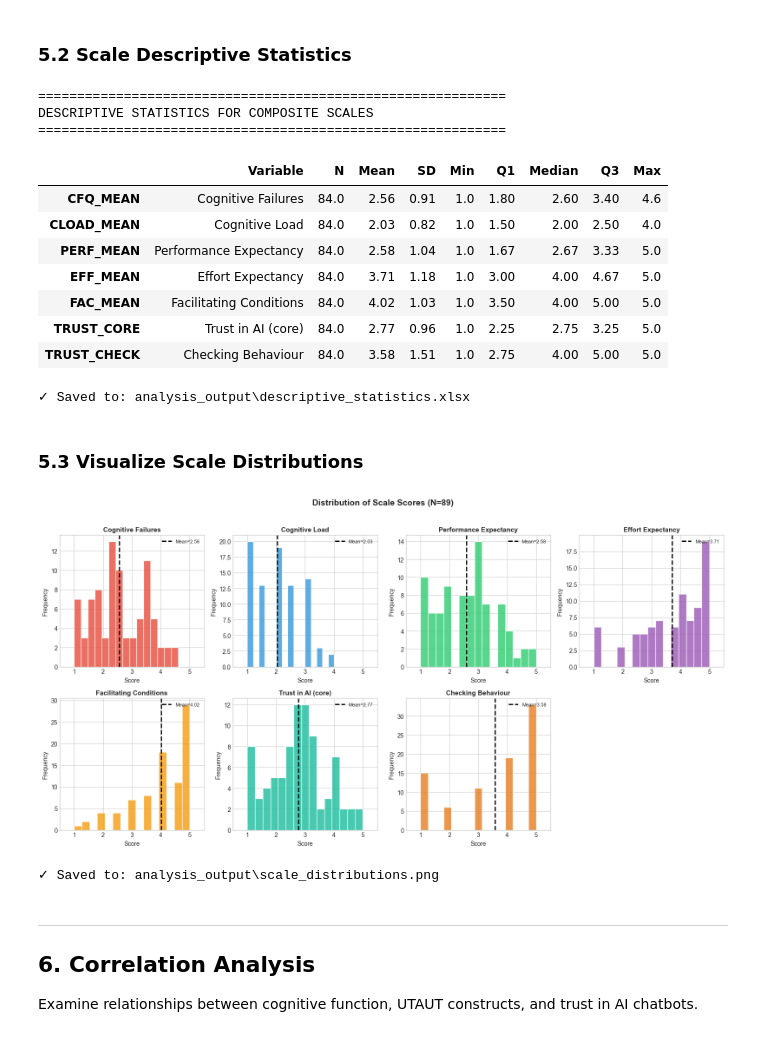
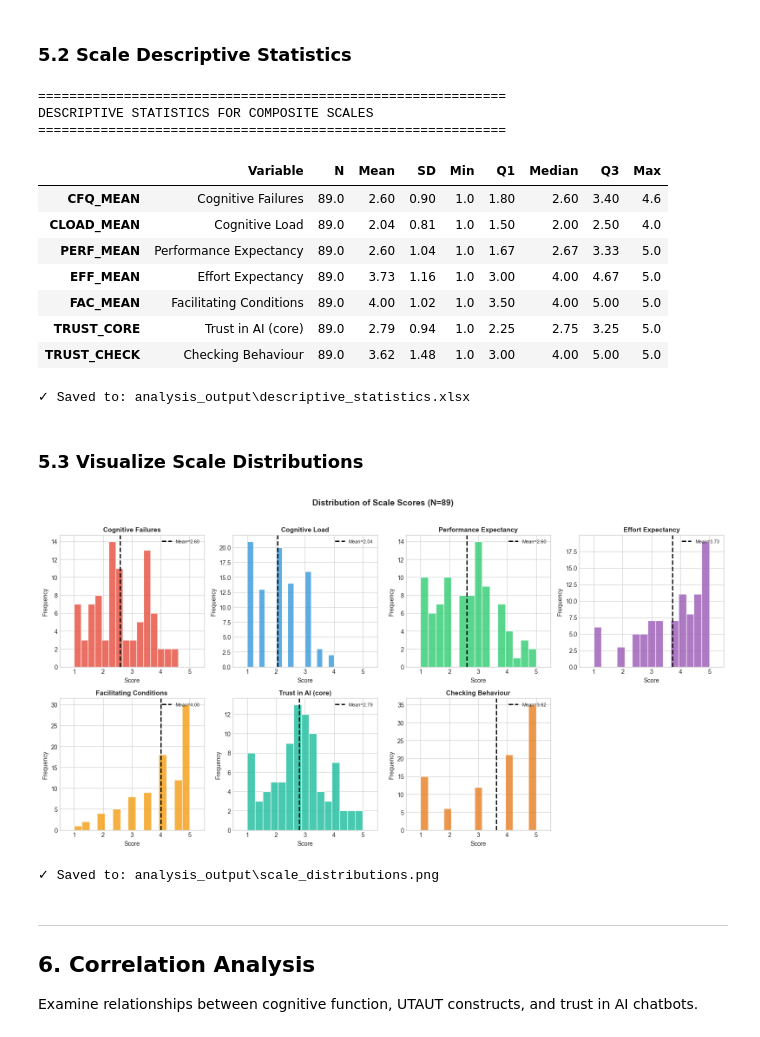
Before and after one commit to thodosss/trust_analysis, a Jupyter notebook: MS_AI_Trust_Analysis.ipynb, the cells around one changed output. Saved outputs shown, nothing was run; the diff lists cells and outputs as text; code cells hidden in the pictures.

```diff
--- a/MS_AI_Trust_Analysis.ipynb
+++ b/MS_AI_Trust_Analysis.ipynb
@@ -112,11 +112,11 @@ column_names = [
 ]
 
 # Load CSV, skipping the multi-line header rows
-csv_path = "Έρευνα(1-89).xlsx - Sheet1.csv"
+csv_path = "../Έρευνα(1-89).xlsx - Sheet1.csv"
 
 df = pd.read_csv(
     csv_path,
-    skiprows=6,  # Skip the header rows (0-5)
+    skiprows=1,  # Skip the header rows (0-5)
     names=column_names,
     encoding='utf-8'
 )
@@ -550,13 +604,13 @@ print(f"\n✓ Saved to: {output_dir / 'descriptive_statistics.xlsx'}")
 DESCRIPTIVE STATISTICS FOR COMPOSITE SCALES
 ============================================================
 |  | Variable | N | Mean | SD | Min | Q1 | Median | Q3 | Max |
-| CFQ_MEAN | Cognitive Failures | 84.0 | 2.56 | 0.91 | 1.0 | 1.80 | 2.60 | 3.40 | 4.6 |
-| CLOAD_MEAN | Cognitive Load | 84.0 | 2.03 | 0.82 | 1.0 | 1.50 | 2.00 | 2.50 | 4.0 |
-| PERF_MEAN | Performance Expectancy | 84.0 | 2.58 | 1.04 | 1.0 | 1.67 | 2.67 | 3.33 | 5.0 |
-| EFF_MEAN | Effort Expectancy | 84.0 | 3.71 | 1.18 | 1.0 | 3.00 | 4.00 | 4.67 | 5.0 |
-| FAC_MEAN | Facilitating Conditions | 84.0 | 4.02 | 1.03 | 1.0 | 3.50 | 4.00 | 5.00 | 5.0 |
-| TRUST_CORE | Trust in AI (core) | 84.0 | 2.77 | 0.96 | 1.0 | 2.25 | 2.75 | 3.25 | 5.0 |
-| TRUST_CHECK | Checking Behaviour | 84.0 | 3.58 | 1.51 | 1.0 | 2.75 | 4.00 | 5.00 | 5.0 |
+| CFQ_MEAN | Cognitive Failures | 89.0 | 2.60 | 0.90 | 1.0 | 1.80 | 2.60 | 3.40 | 4.6 |
+| CLOAD_MEAN | Cognitive Load | 89.0 | 2.04 | 0.81 | 1.0 | 1.50 | 2.00 | 2.50 | 4.0 |
+| PERF_MEAN | Performance Expectancy | 89.0 | 2.60 | 1.04 | 1.0 | 1.67 | 2.67 | 3.33 | 5.0 |
+| EFF_MEAN | Effort Expectancy | 89.0 | 3.73 | 1.16 | 1.0 | 3.00 | 4.00 | 4.67 | 5.0 |
+| FAC_MEAN | Facilitating Conditions | 89.0 | 4.00 | 1.02 | 1.0 | 3.50 | 4.00 | 5.00 | 5.0 |
+| TRUST_CORE | Trust in AI (core) | 89.0 | 2.79 | 0.94 | 1.0 | 2.25 | 2.75 | 3.25 | 5.0 |
+| TRUST_CHECK | Checking Behaviour | 89.0 | 3.62 | 1.48 | 1.0 | 3.00 | 4.00 | 5.00 | 5.0 |
 ✓ Saved to: analysis_output\descriptive_statistics.xlsx
 # %% [markdown]
 ### 5.3 Visualize Scale Distributions
@@ -566,35 +620,35 @@ DESCRIPTIVE STATISTICS FOR COMPOSITE SCALES
 # ===============================
 
 fig, axes = plt.subplots(2, 4, figsize=(16, 8))
 axes = axes.flatten()
 
 colors = ['#E74C3C', '#3498DB', '#2ECC71', '#9B59B6', '#F39C12', '#1ABC9C', '#E67E22']
 
 for i, (var, label) in enumerate(scale_labels_dict.items()):
     ax = axes[i]
     data = df[var].dropna()
 
     ax.hist(data, bins=15, color=colors[i], edgecolor='white', alpha=0.8)
     ax.axvline(data.mean(), color='black', linestyle='--', linewidth=2, label=f'Mean={data.mean():.2f}')
     ax.set_xlabel('Score')
     ax.set_ylabel('Frequency')
     ax.set_title(label, fontsize=11, fontweight='bold')
     ax.legend(loc='upper right', fontsize=8)
     ax.set_xlim(0.5, 5.5)
 
 # Remove empty subplot
 axes[-1].axis('off')
 
-plt.suptitle('Distribution of Scale Scores (N=89)', fontsize=14, fontweight='bold', y=1.02)
+plt.suptitle(f'Distribution of Scale Scores (N={len(data)})', fontsize=14, fontweight='bold', y=1.02)
 plt.tight_layout()
 
 # Save figure
 plt.savefig(output_dir / 'scale_distributions.png', dpi=300, bbox_inches='tight')
 plt.show()
 
 print(f"\n✓ Saved to: {output_dir / 'scale_distributions.png'}")
 # %% [output]
-[figure, old version]
+[figure, new version]
 ✓ Saved to: analysis_output\scale_distributions.png
 # %% [markdown]
 ---
```
Also changed, not shown: parts of 22 cells of this notebook, 17 other files.
